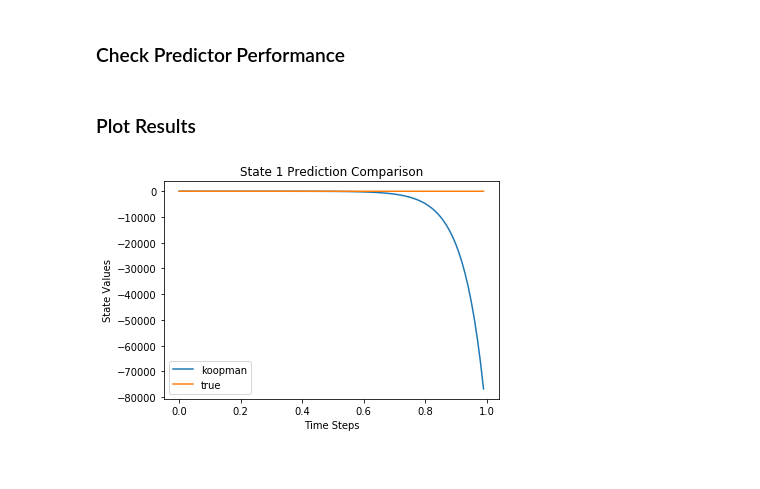
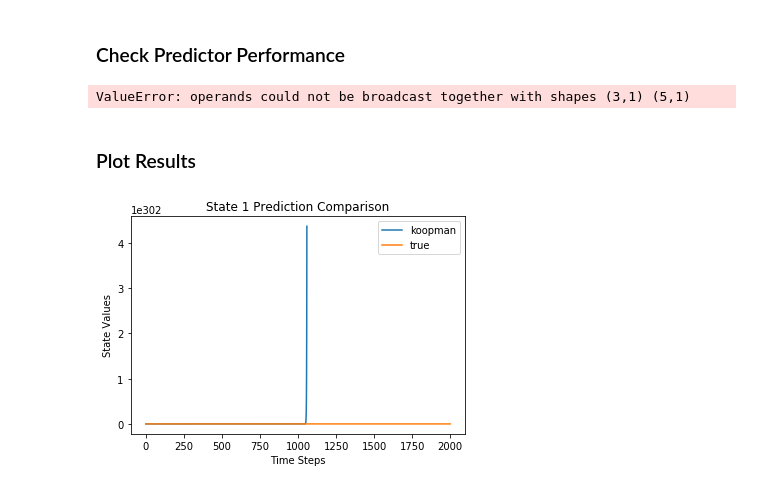
Before and after one commit to dd292/system_identificatification_robofly, a Jupyter notebook: eDMD/Linear_Prediction_eDMD_DC_Motor.ipynb, the cells around one changed output. Cells and saved outputs as stored; diff of their text form; code cells hidden in the pictures.

```diff
--- a/eDMD/Linear_Prediction_eDMD_DC_Motor.ipynb
+++ b/eDMD/Linear_Prediction_eDMD_DC_Motor.ipynb
@@ -139,52 +175,45 @@ def myprbs(N,dutyCycle):
 
     return y
-# %%
-Tmax = 1
-Nsim = int(Tmax/dt)
-n = np.arange(0,Nsim)*dt
-
-uprbs = (2*myprbs(Nsim,0.5) - 1)
-u_dt = lambda i,uprbs :  uprbs[i+1]
-
-#x0 = np.random.uniform(0,1,[2,1])-0.5;
-x0 = np.asarray([[0.887,0.587]]).T
-x = x0
-
-# Delayed initial condition (assume random control input in the past)
-xstart = np.vstack([np.dot(Cy,x),np.empty([nD*(ny+nctrl),1])])
-
-for i in range(nD):
-    urand = 2*np.random.uniform(0,1,[nctrl]) - 1
-    xp = rk4_step(0,x,urand)
-    xstart = np.vstack([np.dot(Cy,xp),np.asarray([urand]),xstart[:-ny-nctrl]])
-    x = xp
 # %%
+Nsim_test = 2000 #U.shape[1]
+# random forcing
+u_test = (2*myprbs(Nsim_test,0.5) - 1)
+# random forcing sample
+u_test_sample = u_test[0:nctrl,:]
+# random initial condition
+x0_test = np.random.uniform(0,1,[nstates,1])*2 - 1
+delay_init = np.vstack([x0_test,u_test_sample])
+
 # Inital conditions
-x_true = xp
-xlift = liftFun(xstart,cent)
+x_true = x0_test
+xlift = liftFun(delay_init,cent)
+print(xlift.shape)
 
 # Simulation
-for i in range(Nsim-1):
+for i in range(Nsim_test-1):
 
     # True dynamics
-    x_true = np.hstack([x_true, rk4_step(0,np.asarray([x_true[:,-1]]).T,u_dt(i,uprbs))])
+    x_true = np.hstack([x_true, rk4_step(0,np.asarray([x_true[:,-1]]).T,u_test[i,:])])
 
     # Koopman predictor
     term1 = np.dot(Alift,np.asarray([xlift[:,-1]]).T)
-    term2 = np.dot(Blift,u_dt(i,uprbs));term2 = np.asarray([term2]).T
+    term2 = np.dot(Blift,np.asarray([u_test[i,:]]))
     xlift = np.hstack([xlift, term1 + term2]) # Lifted dynamics
 
 x_koop = np.dot(Clift, xlift) # Koopman predictions
+x_koop = x_koop[0,:]
 x_true = np.dot(Cy,x_true).T
+# %% [output]
+ValueError: operands could not be broadcast together with shapes (3,1) (5,1)
 # %% [markdown]
 ### Plot Results
 # %%
-plt.plot(n,x_koop[0,:],label="koopman")
-plt.plot(n,x_true,label="true")
+plt.plot(x_koop,label="koopman")
+plt.plot(x_true[:,0],label="true")
 plt.legend()
 plt.xlabel("Time Steps")
 plt.ylabel("State Values")
 plt.title("State 1 Prediction Comparison")
 plt.show()
 # %% [output]
-[figure, old version]
+[figure, new version]
```
Also changed, not shown: parts of 10 cells of this notebook, 4 other files.
